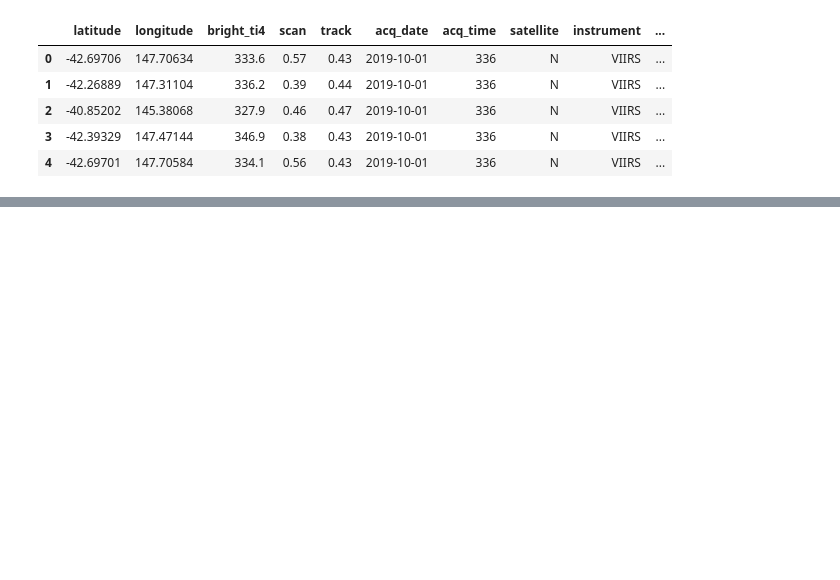
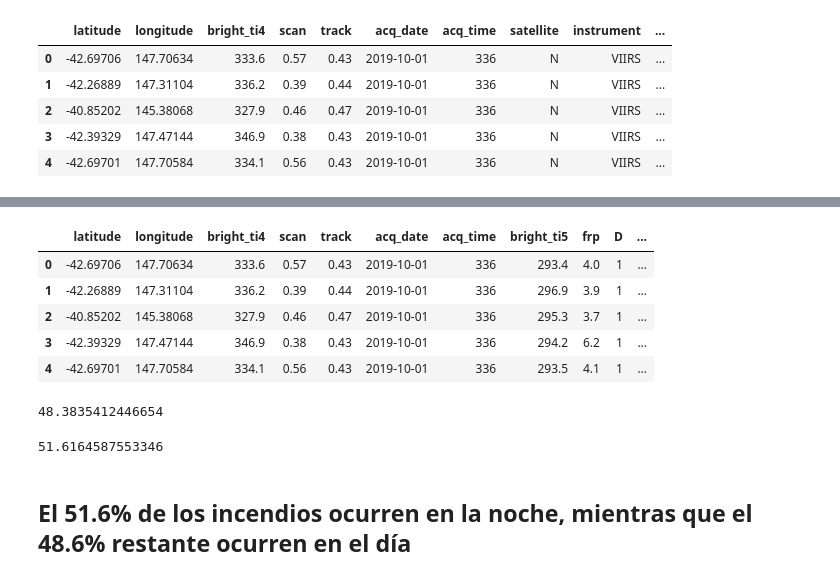
Before and after one commit to rromerov/fires-across-Australia, a Jupyter notebook: main.ipynb, the cells around one changed output, grey strips where cells are left out. Saved outputs shown, nothing was run; the diff lists cells and outputs as text; code cells hidden in the pictures; blank space fills up the shorter version.

```diff
--- a/main.ipynb
+++ b/main.ipynb
@@ -86,0 +27,2 @@ Se presenta un mayor número de incendios en la noche
+# %%
+dianoche=pd.get_dummies(df["daynight"])
@@ -86,0 +44,9 @@ Se presenta un mayor número de incendios en la noche
+# %%
+df3.head()
+# %% [output]
+|  | latitude | longitude | bright_ti4 | scan | track | acq_date | acq_time | bright_ti5 | frp | D | ... |
+| 0 | -42.69706 | 147.70634 | 333.6 | 0.57 | 0.43 | 2019-10-01 | 336 | 293.4 | 4.0 | 1 | ... |
+| 1 | -42.26889 | 147.31104 | 336.2 | 0.39 | 0.44 | 2019-10-01 | 336 | 296.9 | 3.9 | 1 | ... |
+| 2 | -40.85202 | 145.38068 | 327.9 | 0.46 | 0.47 | 2019-10-01 | 336 | 295.3 | 3.7 | 1 | ... |
+| 3 | -42.39329 | 147.47144 | 346.9 | 0.38 | 0.43 | 2019-10-01 | 336 | 294.2 | 6.2 | 1 | ... |
+| 4 | -42.69701 | 147.70584 | 334.1 | 0.56 | 0.43 | 2019-10-01 | 336 | 293.5 | 4.1 | 1 | ... |
@@ -86,0 +59,12 @@ Se presenta un mayor número de incendios en la noche
+# %%
+porcentajadia=(incendiosdia*100)/(incendiostotales)
+porcentajadia
+# %% [output]
+48.3835412446654
+# %%
+porcentajenoche=(incendiosnoche*100)/(incendiostotales)
+porcentajenoche
+# %% [output]
+51.6164587553346
+# %% [markdown]
+## El 51.6% de los incendios ocurren en la noche, mientras que el 48.6% restante ocurren en el día
```
Also changed, not shown: parts of 23 cells of this notebook.
